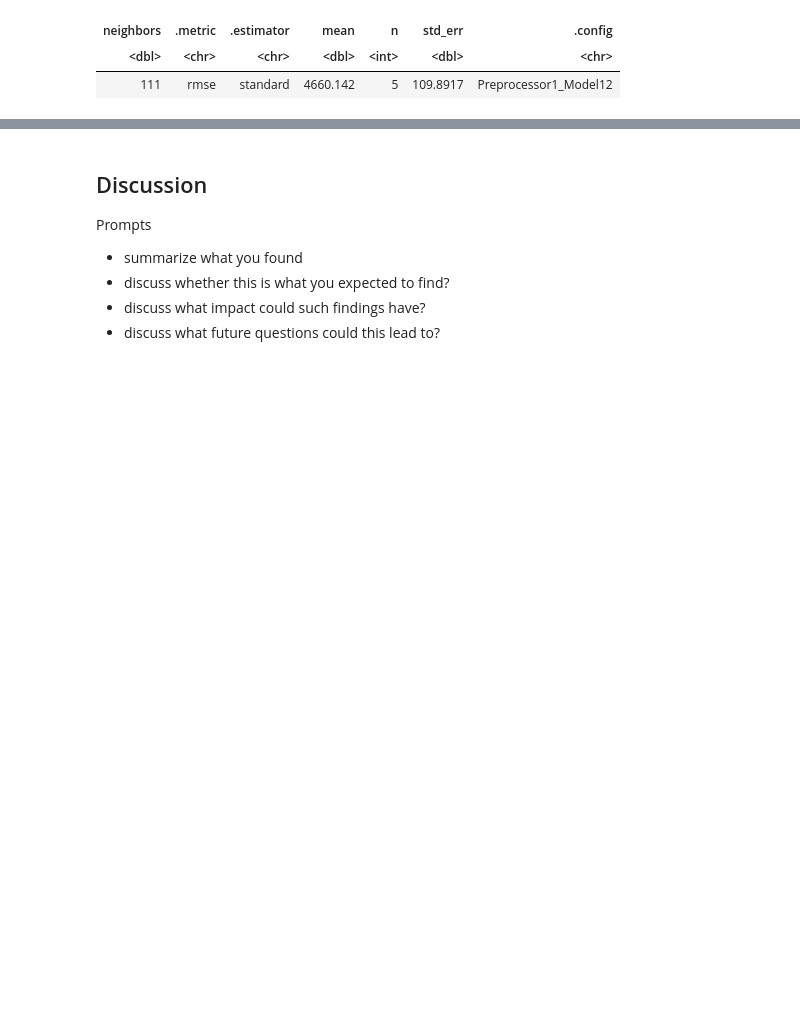
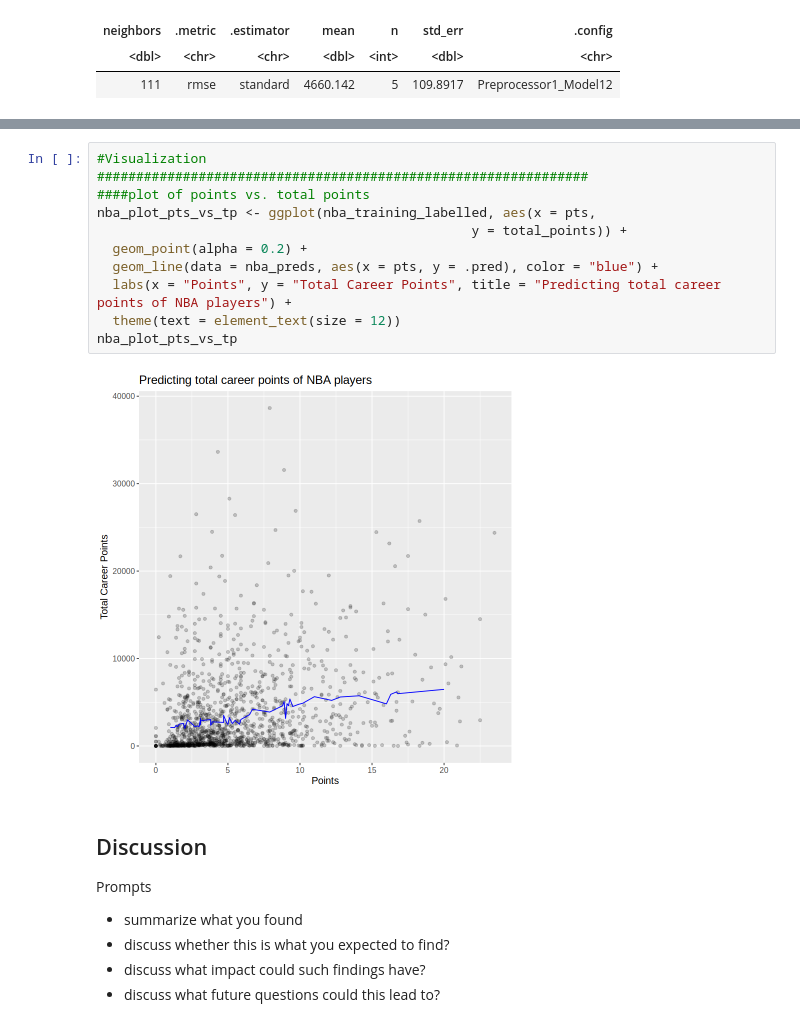
Before and after one commit to notjamesw/Group_Project_DSCI100, a Jupyter notebook: Project Report.ipynb, the cells around one changed output, grey strips where cells are left out. Cells and saved outputs as stored; diff of their text form; blank space fills up the shorter version.

Commit message:
Visualization part
Added plot

```diff
--- a/Project Report.ipynb
+++ b/Project Report.ipynb
@@ -391,6 +391,19 @@ A tibble: 6 × 19
 | 5983.108 | O.G. Anunoby | 25 | 200.66 | 105.23334 | 2017 | 1 | 23 | 67 | ... |
 | 6183.923 | Bennedict Mathurin | 21 | 195.58 | 95.25432 | 2022 | 1 | 6 | 78 | ... |
 | 6476.933 | Paolo Banchero | 20 | 208.28 | 113.39800 | 2022 | 1 | 1 | 72 | ... |
+# %%
+#Visualization
+###############################################################
+####plot of points vs. total points
+nba_plot_pts_vs_tp <- ggplot(nba_training_labelled, aes(x = pts,
+                                                y = total_points)) +
+  geom_point(alpha = 0.2) +
+  geom_line(data = nba_preds, aes(x = pts, y = .pred), color = "blue") +
+  labs(x = "Points", y = "Total Career Points", title = "Predicting total career points of NBA players") +
+  theme(text = element_text(size = 12))
+nba_plot_pts_vs_tp
+# %% [output]
+[figure, added]
 # %% [markdown]
 ## Discussion ##
 Prompts
```
